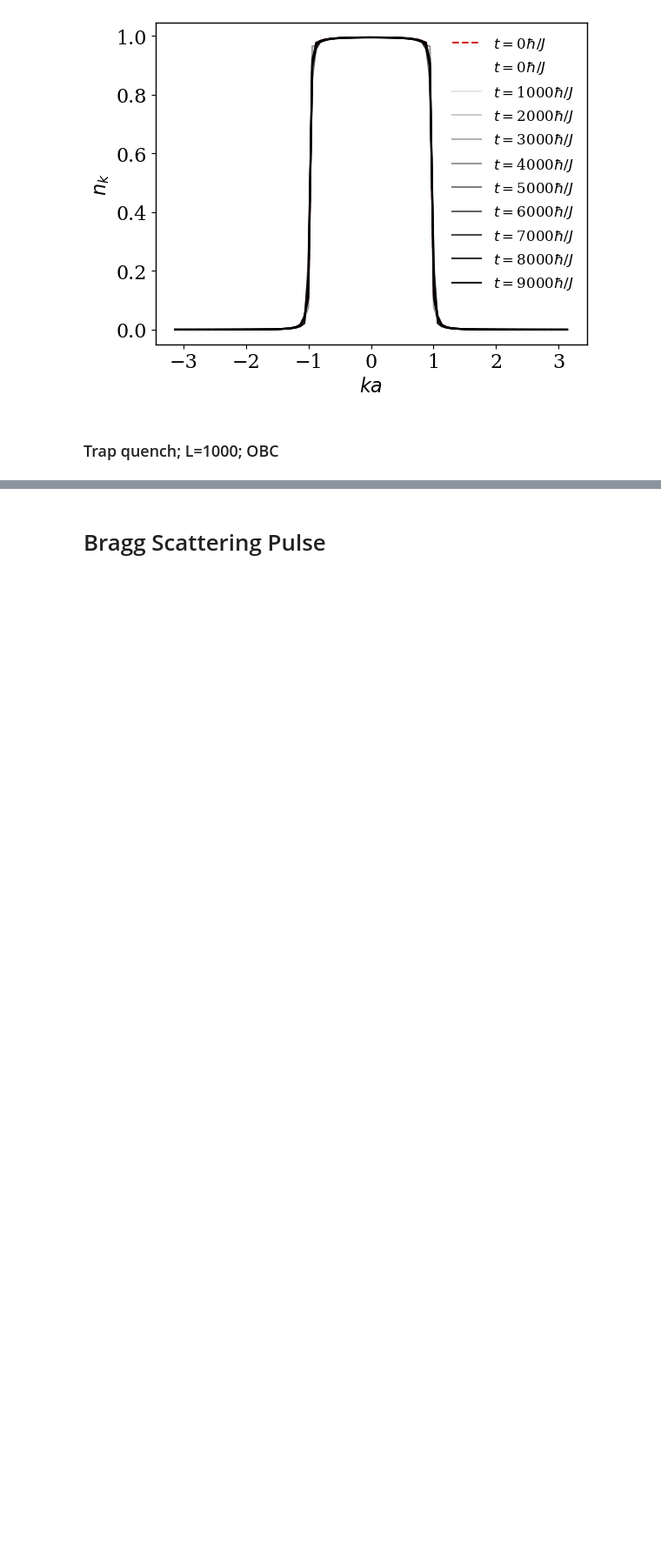
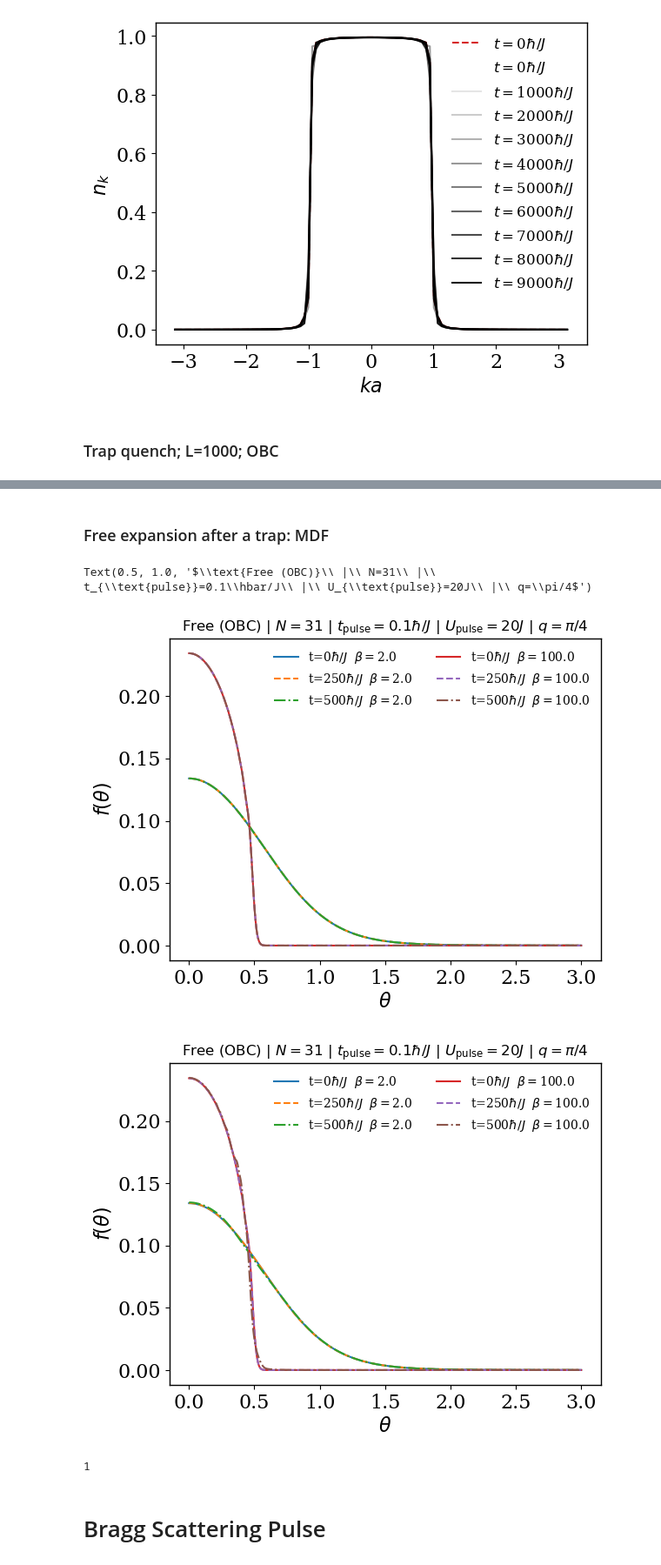
Before and after one commit to jcl6024/SF, a Jupyter notebook: ODFF_V2.ipynb, the cells around one changed output, grey strips where cells are left out. Shown at 87% size. Saved outputs shown, nothing was run; the diff lists cells and outputs as text; code cells hidden in the pictures; blank space fills up the shorter version.

```diff
--- a/ODFF_V2.ipynb
+++ b/ODFF_V2.ipynb
@@ -2327,3 +2332,53 @@ plt.legend(frameon=False,fontsize=16)
+# %% [markdown]
+### Free expansion after a trap: MDF
+# %%
+# plt.figure()
+# plt.tight_layout()
+# linestyles = ['-','--','-.',':','-.',':']
+# for t in range(0,501,125):
+#     n = np.fromfile('FreeExpansionFiniteT/n_trap_L=1000_N=31_t='+str(float(t))+'.bin')
+#     plt.plot(np.linspace(0,np.pi,501)/(np.pi/3),n,label=r't='+str(t)+'$\hbar/J$',linestyle=linestyles[t])
+# plt.xlabel('ka',fontsize = 16)
+# plt.ylabel(r'$f(\theta)$',fontsize = 16)
+# plt.legend(ncols=2,frameon=False)
+# plt.tick_params(labelsize=16)
+# plt.title(r'$\text{Trap (PBC)}\ |\ N=31\ |\ t_{\text{pulse}}=0.1\hbar/J\ |\ U_{\text{pulse}}=20J\ |\ q=\pi/4$')
+
+plt.figure()
+plt.tight_layout()
+temps = [2.0,100.0]
+linestyles = ['-','--','-.','-','--','-.']
+for b in temps:
+    for t in range(0,501,250):
+        n = np.fromfile('FreeExpansionFiniteT/n_trap_L=1000_N=31_t='+str(float(t))+'T='+str(b)+'.bin')
+        plt.plot(np.linspace(0,np.pi,501)/(np.pi/3),n,label=r't='+str(t)+r'$\hbar/J$  $\beta=$'+str(b),linestyle=linestyles[range(0,501,250).index(t)])
+plt.xlabel(r'$\theta$',fontsize = 16)
+plt.ylabel(r'$f(\theta)$',fontsize = 16)
+plt.legend(ncols=2,frameon=False)
+plt.tick_params(labelsize=16)
+plt.title(r'$\text{Free (OBC)}\ |\ N=31\ |\ t_{\text{pulse}}=0.1\hbar/J\ |\ U_{\text{pulse}}=20J\ |\ q=\pi/4$')
+
+plt.figure()
+plt.tight_layout()
+temps = [2.0,100.0]
+linestyles = ['-','--','-.','-','--','-.','-','--','-.','-','--','-.']
+for b in temps:
+    for t in range(0,501,250):
+        n = np.fromfile('FreeExpansionFiniteT/n_trap_OBC_L=1000_N=31_t='+str(float(t))+'T='+str(b)+'.bin')
+        plt.plot(np.linspace(0,np.pi,501)/(np.pi/3),n,label=r't='+str(t)+r'$\hbar/J$  $\beta=$'+str(b),linestyle=linestyles[range(0,501,250).index(t)])
+plt.xlabel(r'$\theta$',fontsize = 16)
+plt.ylabel(r'$f(\theta)$',fontsize = 16)
+plt.legend(ncols=2,frameon=False)
+plt.tick_params(labelsize=16)
+plt.title(r'$\text{Free (OBC)}\ |\ N=31\ |\ t_{\text{pulse}}=0.1\hbar/J\ |\ U_{\text{pulse}}=20J\ |\ q=\pi/4$')
+# %% [output]
+Text(0.5, 1.0, '$\\text{Free (OBC)}\\ |\\ N=31\\ |\\ t_{\\text{pulse}}=0.1\\hbar/J\\ |\\ U_{\\text{pulse}}=20J\\ |\\ q=\\pi/4$')
+[figure, added]
+[figure, added]
+# %%
+range(0,501,250).index(250)
+# %% [output]
+1
 # %% [markdown]
 # Bragg Scattering Pulse
 # %%
```
Also changed, not shown: parts of 9 cells of this notebook, 26 other files.
